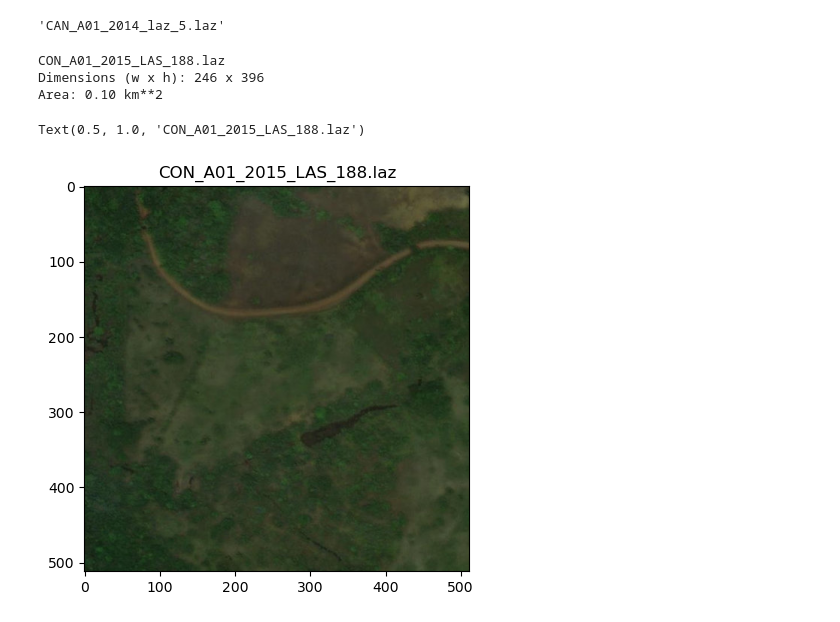
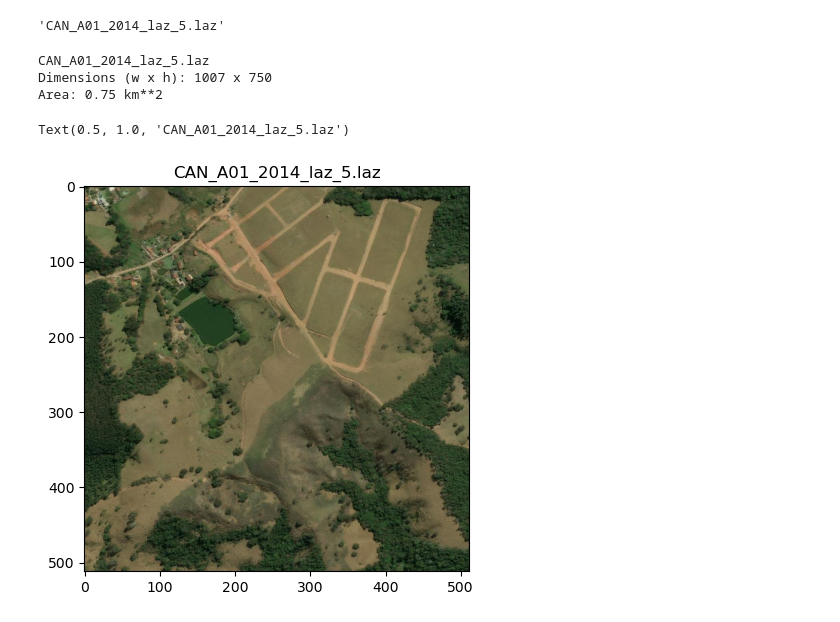
Before and after one commit to seamusbarnes/openai_to_z, a Jupyter notebook: scratch/analyse_metadata.ipynb, the cells around one changed output. Cells and saved outputs as stored; diff of their text form; code cells hidden in the pictures.

```diff
--- a/scratch/analyse_metadata.ipynb
+++ b/scratch/analyse_metadata.ipynb
@@ -199,7 +268,7 @@ filename
 # %% [output]
 'CAN_A01_2014_laz_5.laz'
 # %%
-filename = selected.iloc[5]["filename"]
+filename = selected.iloc[2]["filename"]
 deg_dif = 0.00
 
 coords = proj_satellite.get_coords_from_df(selected, filename)
@@ -210,35 +279,35 @@ min_lon -= deg_dif
 max_lon += deg_dif
 coords = min_lat, max_lat, min_lon, max_lon
 
 width_m, height_m = proj_satellite.get_bbox_sides_from_coords(coords)
 area = proj_satellite.get_bbox_area_from_coords(coords)
 
 print(filename)
 print(f"Dimensions (w x h): {width_m:.0f} x {height_m:.0f}")
 print(f"Area: {area*1e-6:.2f} km**2")
 
 px_width=512
 px_height=512
 
 url = "https://services.arcgisonline.com/ArcGIS/rest/services/World_Imagery/MapServer/export"
 params = {
     "bbox": f"{min_lon},{min_lat},{max_lon},{max_lat}",
     "bboxSR": 4326,
     "imageSR": 4326,
     "size": f"{px_width},{px_height}",
     "format": "jpg",
     "f": "image"
 }
 response = requests.get(url, params=params)
 response.raise_for_status()
 img = Image.open(BytesIO(response.content))
 
 plt.figure(figsize=(5,5))
 plt.imshow(img)
 plt.title(filename)
 # %% [output]
-CON_A01_2015_LAS_188.laz
-Dimensions (w x h): 246 x 396
-Area: 0.10 km**2
+CAN_A01_2014_laz_5.laz
+Dimensions (w x h): 1007 x 750
+Area: 0.75 km**2
-Text(0.5, 1.0, 'CON_A01_2015_LAS_188.laz')
+Text(0.5, 1.0, 'CAN_A01_2014_laz_5.laz')
-[figure, old version]
+[figure, new version]
```
Also changed, not shown: parts of 6 cells of this notebook, 2 other files.
